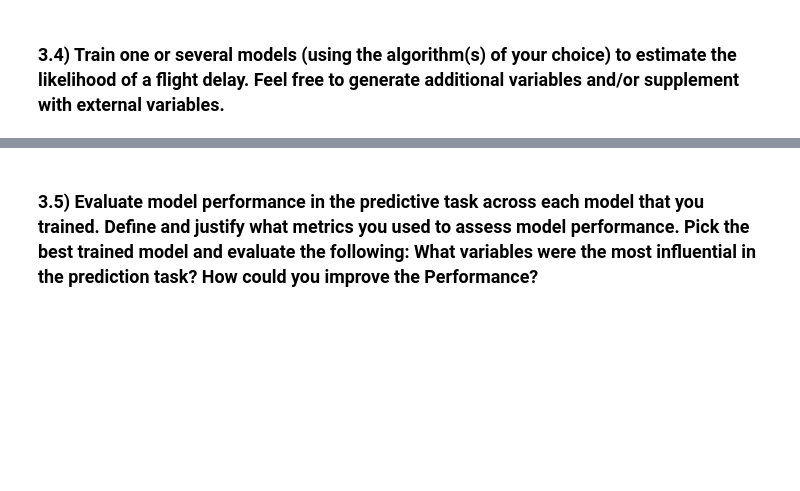
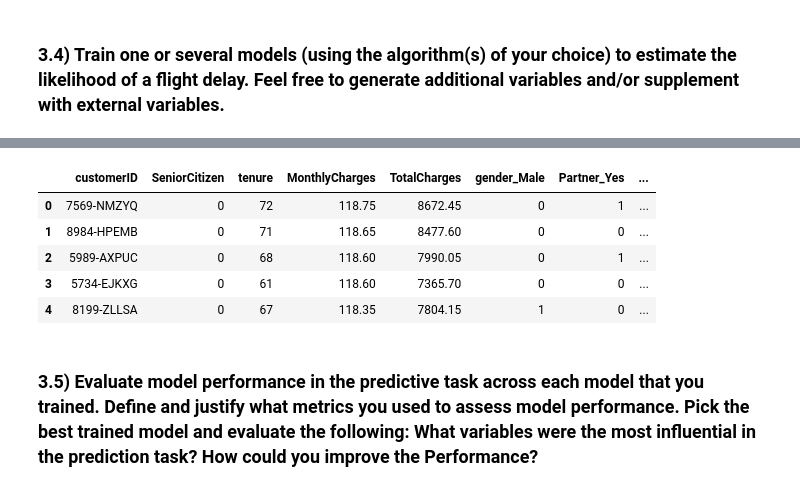
Before and after one commit to jekasores/a3data_ds_challenge, a Jupyter notebook: solution.ipynb, the cells around one changed output, grey strips where cells are left out. Drawn from its saved outputs; the diff is of its cells as text; code cells hidden in the pictures; blank space fills up the shorter version.

```diff
--- a/solution.ipynb
+++ b/solution.ipynb
@@ -455,2 +347,11 @@ df.drop(columns= ['AÑO', 'SIGLAORI', 'Ori-O', 'Ori-I', 'Emp-I', 'Fecha-O', 'Fec
+# %%
+df_dummies.head()
+# %% [output]
+|  | customerID | SeniorCitizen | tenure | MonthlyCharges | TotalCharges | gender_Male | Partner_Yes | ... |
+| 0 | 7569-NMZYQ | 0 | 72 | 118.75 | 8672.45 | 0 | 1 | ... |
+| 1 | 8984-HPEMB | 0 | 71 | 118.65 | 8477.60 | 0 | 0 | ... |
+| 2 | 5989-AXPUC | 0 | 68 | 118.60 | 7990.05 | 0 | 1 | ... |
+| 3 | 5734-EJKXG | 0 | 61 | 118.60 | 7365.70 | 0 | 0 | ... |
+| 4 | 8199-ZLLSA | 0 | 67 | 118.35 | 7804.15 | 1 | 0 | ... |
 # %%
 # Define sets
```
Also changed, not shown: parts of 32 cells of this notebook.
